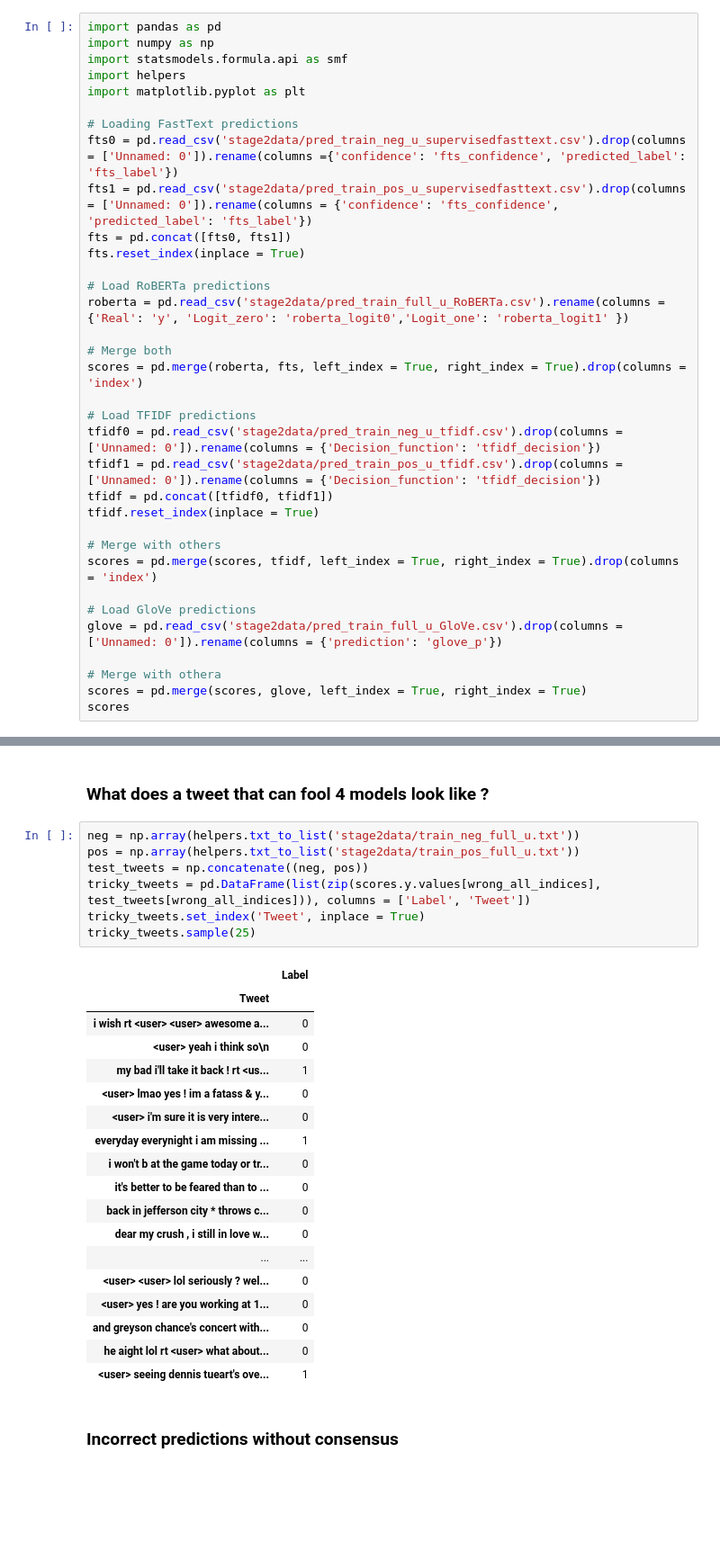
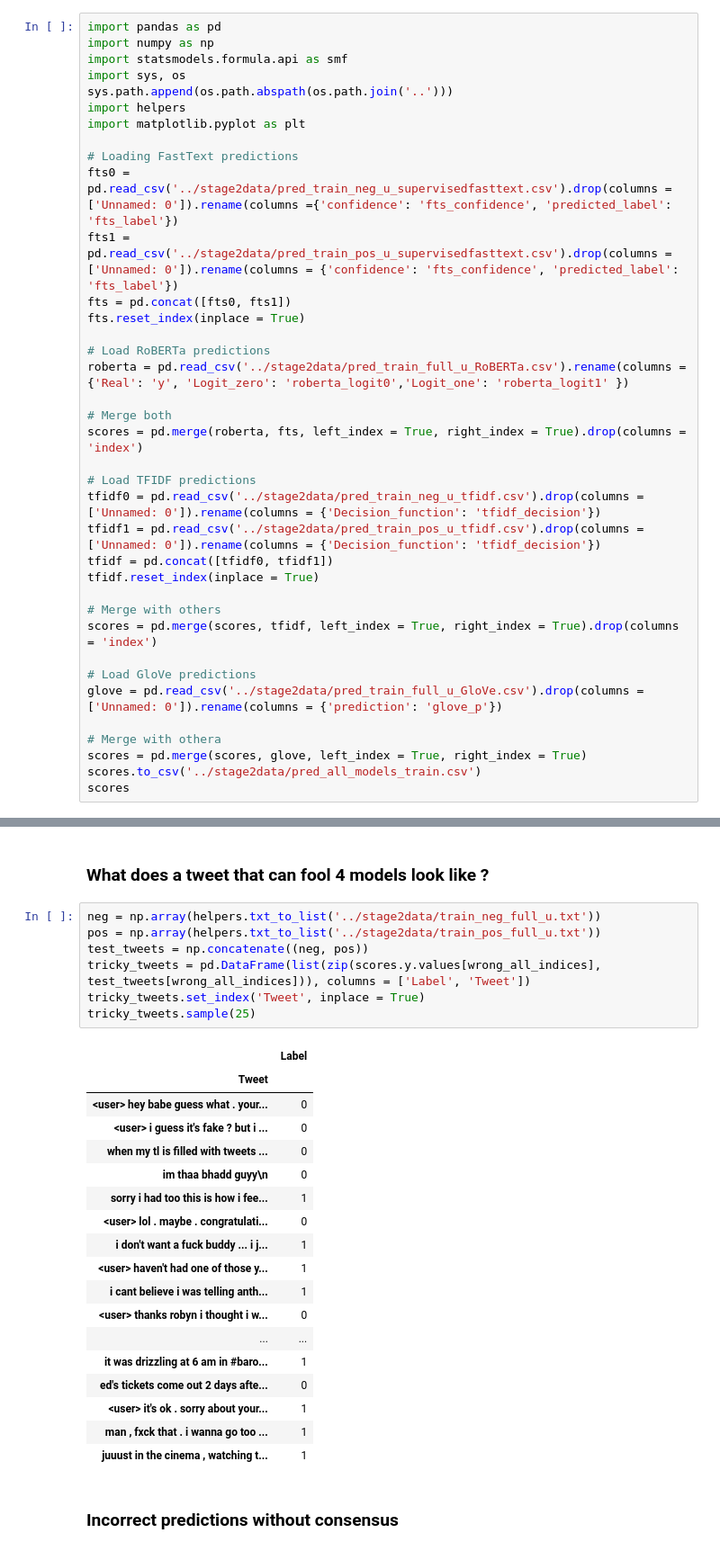
Before and after one commit to CS-433/Twitter_Sentiment_Analysis, a Jupyter notebook: stage2/stage2classifier.ipynb, the cells around one changed output, grey strips where cells are left out. Shown at 90% size. Cells and saved outputs as stored; diff of their text form; blank space fills up the shorter version.

Commit message:
Rerun stage2 with correct tfidf

```diff
--- a/stage2/stage2classifier.ipynb
+++ b/stage2/stage2classifier.ipynb
@@ -4,24 +4,26 @@
 import pandas as pd
 import numpy as np
 import statsmodels.formula.api as smf
+import sys, os
+sys.path.append(os.path.abspath(os.path.join('..')))
 import helpers
 import matplotlib.pyplot as plt
 
 # Loading FastText predictions
-fts0 = pd.read_csv('stage2data/pred_train_neg_u_supervisedfasttext.csv').drop(columns = ['Unnamed: 0']).rename(columns ={'confidence': 'fts_confidence', 'predicted_label': 'fts_label'})
-fts1 = pd.read_csv('stage2data/pred_train_pos_u_supervisedfasttext.csv').drop(columns = ['Unnamed: 0']).rename(columns = {'confidence': 'fts_confidence', 'predicted_label': 'fts_label'})
+fts0 = pd.read_csv('../stage2data/pred_train_neg_u_supervisedfasttext.csv').drop(columns = ['Unnamed: 0']).rename(columns ={'confidence': 'fts_confidence', 'predicted_label': 'fts_label'})
+fts1 = pd.read_csv('../stage2data/pred_train_pos_u_supervisedfasttext.csv').drop(columns = ['Unnamed: 0']).rename(columns = {'confidence': 'fts_confidence', 'predicted_label': 'fts_label'})
 fts = pd.concat([fts0, fts1])
 fts.reset_index(inplace = True)
 
 # Load RoBERTa predictions
-roberta = pd.read_csv('stage2data/pred_train_full_u_RoBERTa.csv').rename(columns = {'Real': 'y', 'Logit_zero': 'roberta_logit0','Logit_one': 'roberta_logit1' })
+roberta = pd.read_csv('../stage2data/pred_train_full_u_RoBERTa.csv').rename(columns = {'Real': 'y', 'Logit_zero': 'roberta_logit0','Logit_one': 'roberta_logit1' })
 
 # Merge both
 scores = pd.merge(roberta, fts, left_index = True, right_index = True).drop(columns = 'index')
 
 # Load TFIDF predictions
-tfidf0 = pd.read_csv('stage2data/pred_train_neg_u_tfidf.csv').drop(columns = ['Unnamed: 0']).rename(columns = {'Decision_function': 'tfidf_decision'})
-tfidf1 = pd.read_csv('stage2data/pred_train_pos_u_tfidf.csv').drop(columns = ['Unnamed: 0']).rename(columns = {'Decision_function': 'tfidf_decision'})
+tfidf0 = pd.read_csv('../stage2data/pred_train_neg_u_tfidf.csv').drop(columns = ['Unnamed: 0']).rename(columns = {'Decision_function': 'tfidf_decision'})
+tfidf1 = pd.read_csv('../stage2data/pred_train_pos_u_tfidf.csv').drop(columns = ['Unnamed: 0']).rename(columns = {'Decision_function': 'tfidf_decision'})
 tfidf = pd.concat([tfidf0, tfidf1])
 tfidf.reset_index(inplace = True)
 
@@ -29,10 +31,11 @@ tfidf.reset_index(inplace = True)
 scores = pd.merge(scores, tfidf, left_index = True, right_index = True).drop(columns = 'index')
 
 # Load GloVe predictions
-glove = pd.read_csv('stage2data/pred_train_full_u_GloVe.csv').drop(columns = ['Unnamed: 0']).rename(columns = {'prediction': 'glove_p'})
+glove = pd.read_csv('../stage2data/pred_train_full_u_GloVe.csv').drop(columns = ['Unnamed: 0']).rename(columns = {'prediction': 'glove_p'})
 
 # Merge with othera
 scores = pd.merge(scores, glove, left_index = True, right_index = True)
+scores.to_csv('../stage2data/pred_all_models_train.csv')
 scores
 # %% [output]
 |  | y | roberta_logit0 | roberta_logit1 | fts_confidence | fts_label | tfidf_decision | glove_p |
@@ -270,31 +273,31 @@ All models agree on the wrong answer in 50.17% of misclassified cases!
 # %% [markdown]
 ### What does a tweet that can fool 4 models look like ?
 # %%
-neg = np.array(helpers.txt_to_list('stage2data/train_neg_full_u.txt'))
-pos = np.array(helpers.txt_to_list('stage2data/train_pos_full_u.txt'))
+neg = np.array(helpers.txt_to_list('../stage2data/train_neg_full_u.txt'))
+pos = np.array(helpers.txt_to_list('../stage2data/train_pos_full_u.txt'))
 test_tweets = np.concatenate((neg, pos))
 tricky_tweets = pd.DataFrame(list(zip(scores.y.values[wrong_all_indices], test_tweets[wrong_all_indices])), columns = ['Label', 'Tweet'])
 tricky_tweets.set_index('Tweet', inplace = True)
 tricky_tweets.sample(25)
 # %% [output]
 |  | Label |
 | Tweet |  |
-| i wish rt <user> <user> awesome a... | 0 |
-| <user> yeah i think so\n | 0 |
-| my bad i'll take it back ! rt <us... | 1 |
-| <user> lmao yes ! im a fatass & y... | 0 |
-| <user> i'm sure it is very intere... | 0 |
-| everyday everynight i am missing ... | 1 |
-| i won't b at the game today or tr... | 0 |
-| it's better to be feared than to ... | 0 |
-| back in jefferson city * throws c... | 0 |
-| dear my crush , i still in love w... | 0 |
+| <user> hey babe guess what . your... | 0 |
+| <user> i guess it's fake ? but i ... | 0 |
+| when my tl is filled with tweets ... | 0 |
+| im thaa bhadd guyy\n | 0 |
+| sorry i had too this is how i fee... | 1 |
+| <user> lol . maybe . congratulati... | 0 |
+| i don't want a fuck buddy ... i j... | 1 |
+| <user> haven't had one of those y... | 1 |
+| i cant believe i was telling anth... | 1 |
+| <user> thanks robyn i thought i w... | 0 |
 | ... | ... |
-| <user> <user> lol seriously ? wel... | 0 |
-| <user> yes ! are you working at 1... | 0 |
-| and greyson chance's concert with... | 0 |
-| he aight lol rt <user> what about... | 0 |
-| <user> seeing dennis tueart's ove... | 1 |
+| it was drizzling at 6 am in #baro... | 1 |
+| ed's tickets come out 2 days afte... | 0 |
+| <user> it's ok . sorry about your... | 1 |
+| man , fxck that . i wanna go too ... | 1 |
+| juuust in the cinema , watching t... | 1 |
 # %% [markdown]
 ### Incorrect predictions without consensus
 # %%
```
Also changed, not shown: parts of 24 cells of this notebook.
